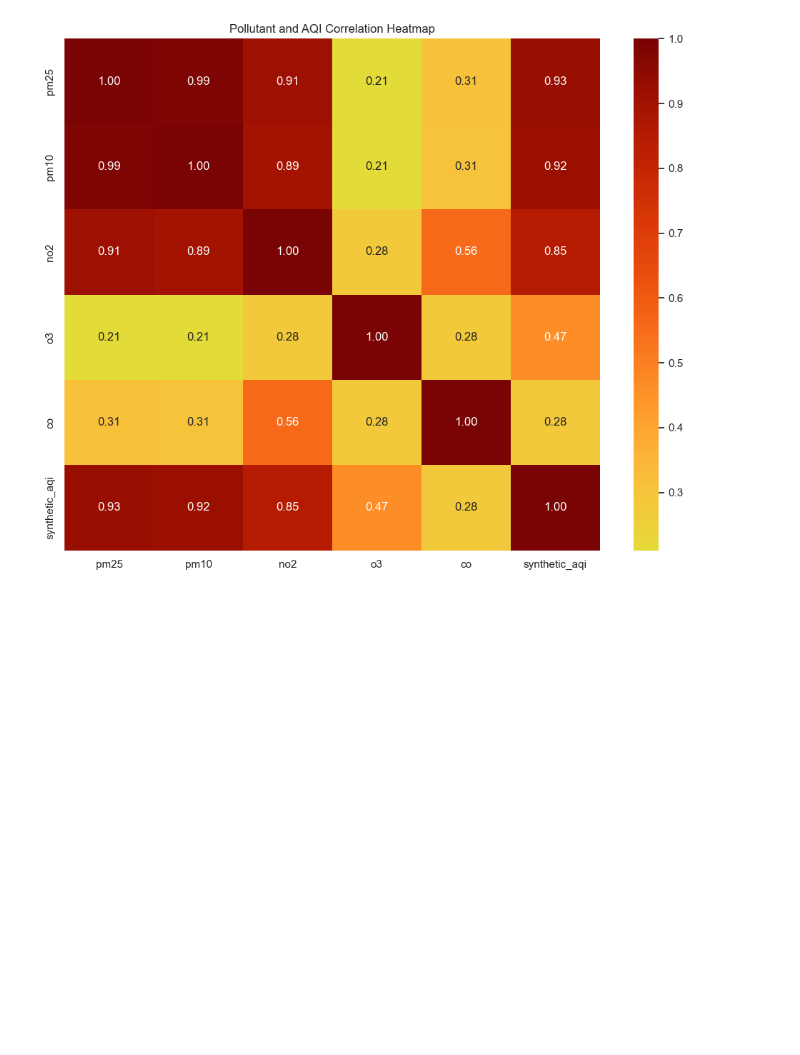
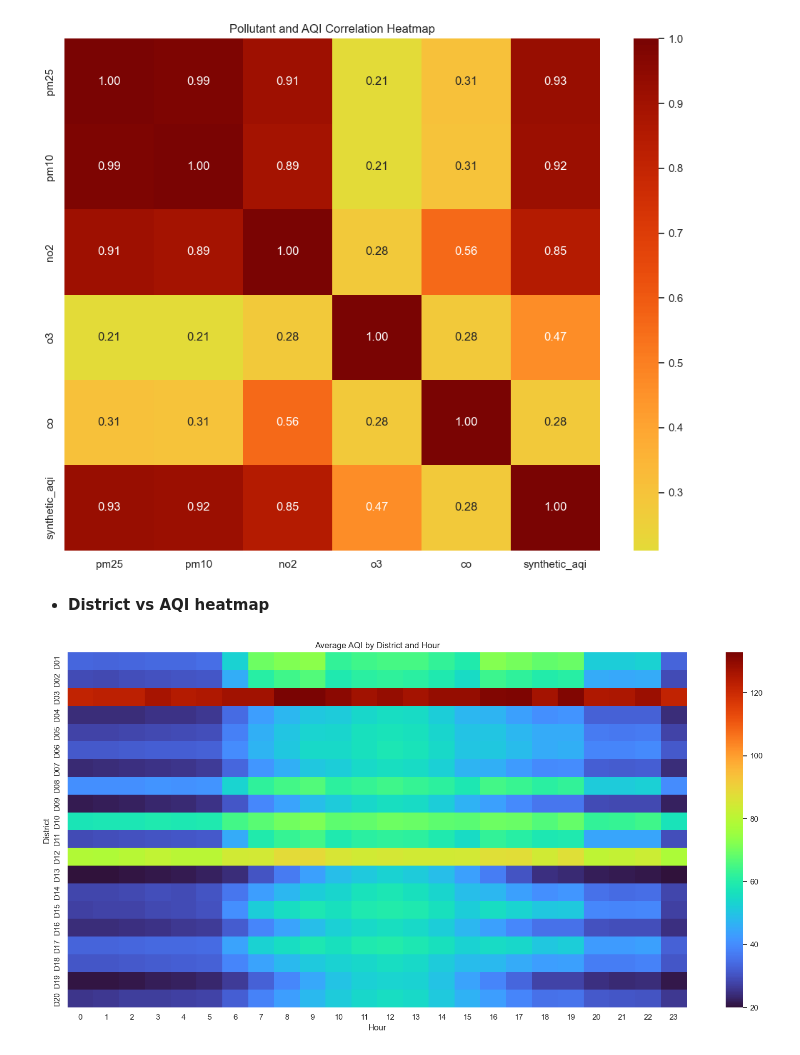
Before and after one commit to geershatisaxena/AQI-Data-Analysis, a Jupyter notebook: air quality.ipynb, the cells around one changed output. Saved outputs shown, nothing was run; the diff lists cells and outputs as text; code cells hidden in the pictures; blank space fills up the shorter version.

```diff
--- a/air quality.ipynb
+++ b/air quality.ipynb
@@ -1278,3 +1278,20 @@ plt.title("Pollutant and AQI Correlation Heatmap")
 plt.tight_layout()
 # %% [output]
 [figure]
+# %% [markdown]
+-  **District vs AQI heatmap**
+# %%
+district_hour = df.pivot_table(
+    index="district_id",
+    columns="hour",
+    values="synthetic_aqi",
+    aggfunc="mean"
+)
+plt.figure(figsize=(16, 8))
+sns.heatmap(district_hour, cmap="turbo")
+plt.title("Average AQI by District and Hour")
+plt.xlabel("Hour")
+plt.ylabel("District")
+plt.tight_layout()
+# %% [output]
+[figure, added]
```
